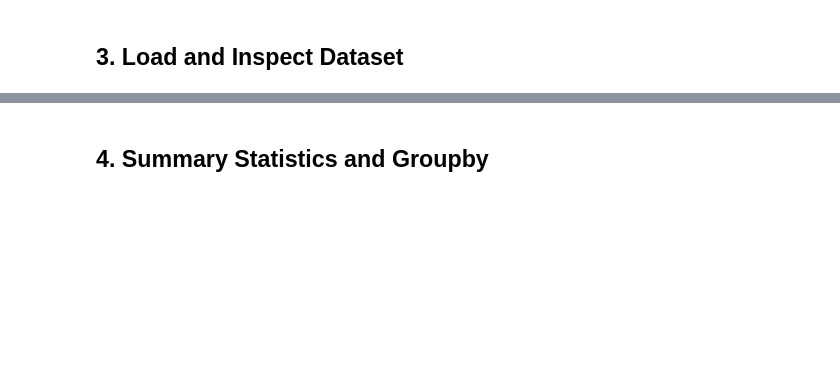
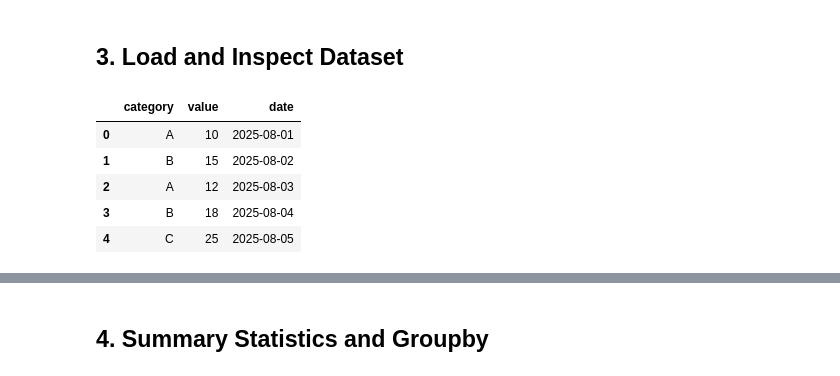
Before and after one commit to liuaixuan1/bootcamp_Aixuan_Liu, a Jupyter notebook: homework/homework03/homework03_python-fundamentals_submission.ipynb, the cells around one changed output, grey strips where cells are left out. Drawn from its saved outputs; the diff is of its cells as text; code cells hidden in the pictures; blank space fills up the shorter version.

```diff
--- a/homework/homework03/homework03_python-fundamentals_submission.ipynb
+++ b/homework/homework03/homework03_python-fundamentals_submission.ipynb
@@ -26,0 +95,13 @@ import matplotlib.pyplot as plt
+# %%
+# Load the dataset
+df = pd.read_csv("data/raw/starter_data.csv")
+
+# Display the first five rows
+df.head()
+# %% [output]
+|  | category | value | date |
+| 0 | A | 10 | 2025-08-01 |
+| 1 | B | 15 | 2025-08-02 |
+| 2 | A | 12 | 2025-08-03 |
+| 3 | B | 18 | 2025-08-04 |
+| 4 | C | 25 | 2025-08-05 |
```
Also changed, not shown: parts of 24 cells of this notebook.
